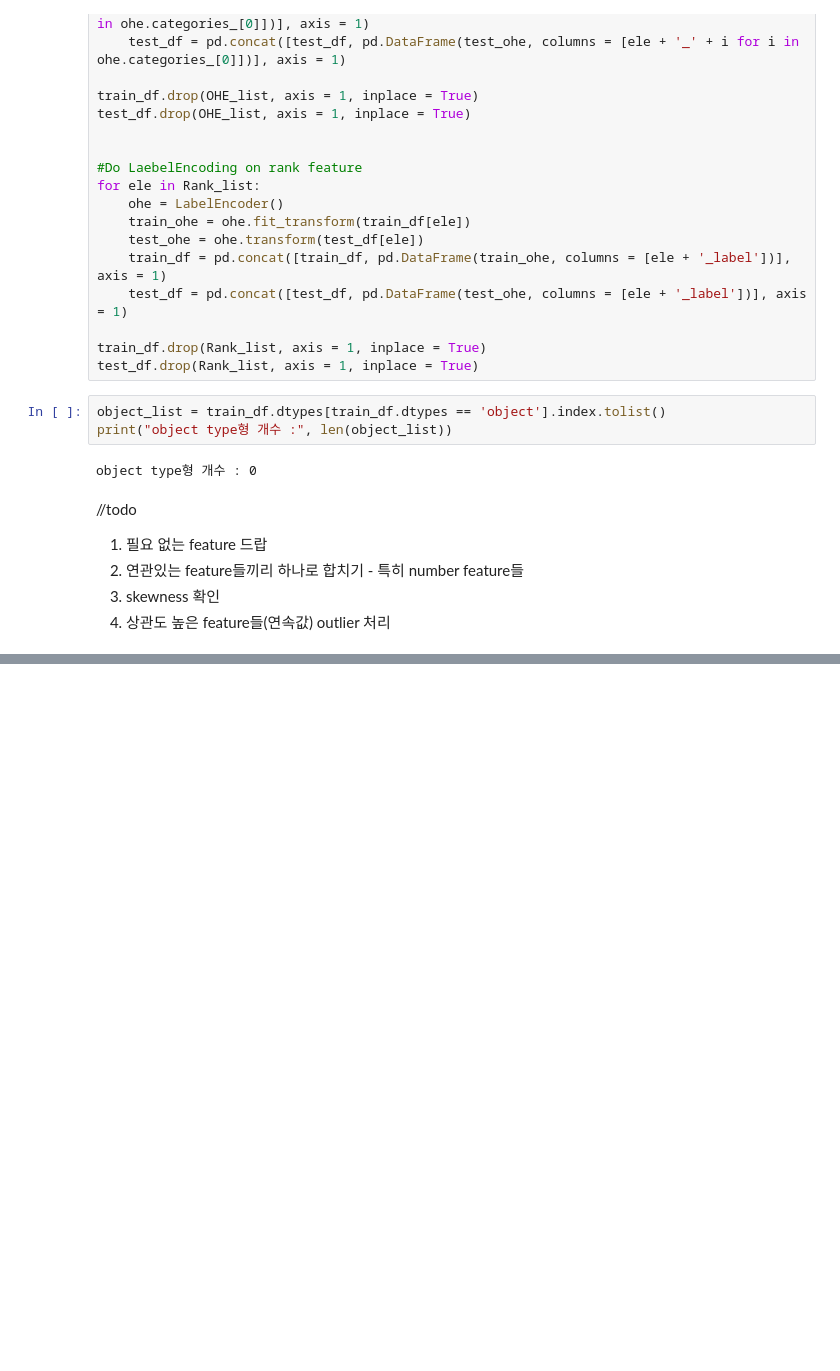
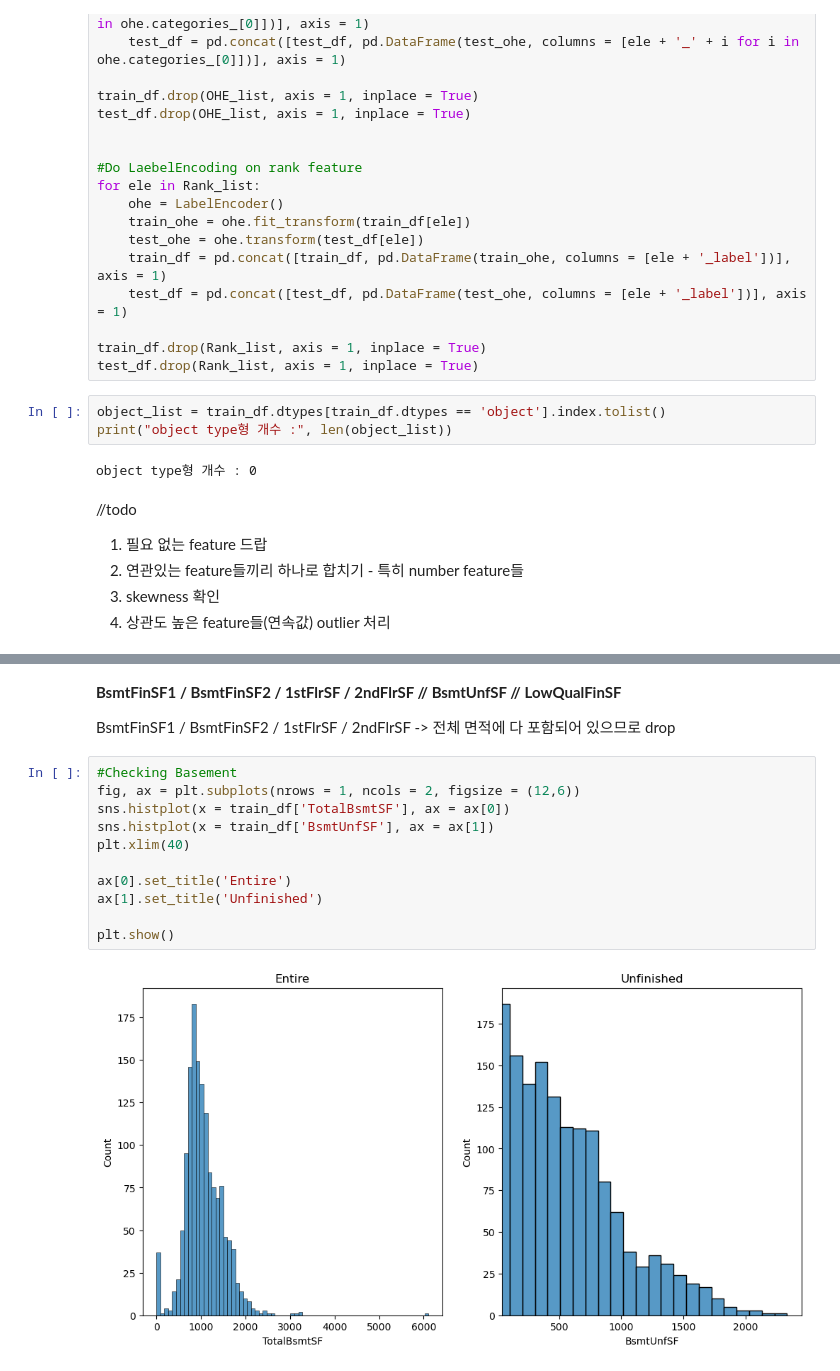
Before and after one commit to JeongHun01/Kaggle, a Jupyter notebook: House_prices/Data_Analysis.ipynb, the cells around one changed output, grey strips where cells are left out. Cells and saved outputs as stored; diff of their text form; blank space fills up the shorter version.

```diff
--- a/House_prices/Data_Analysis.ipynb
+++ b/House_prices/Data_Analysis.ipynb
@@ -569,0 +629,17 @@ object type형 개수 : 0
+# %% [markdown]
+**BsmtFinSF1 / BsmtFinSF2 / 1stFlrSF / 2ndFlrSF // BsmtUnfSF // LowQualFinSF**
+
+BsmtFinSF1 / BsmtFinSF2 / 1stFlrSF / 2ndFlrSF -> 전체 면적에 다 포함되어 있으므로 drop
+# %%
+#Checking Basement
+fig, ax = plt.subplots(nrows = 1, ncols = 2, figsize = (12,6))
+sns.histplot(x = train_df['TotalBsmtSF'], ax = ax[0])
+sns.histplot(x = train_df['BsmtUnfSF'], ax = ax[1])
+plt.xlim(40)
+
+ax[0].set_title('Entire')
+ax[1].set_title('Unfinished')
+
+plt.show()
+# %% [output]
+[figure, added]
```
Also changed, not shown: parts of 16 cells of this notebook.
